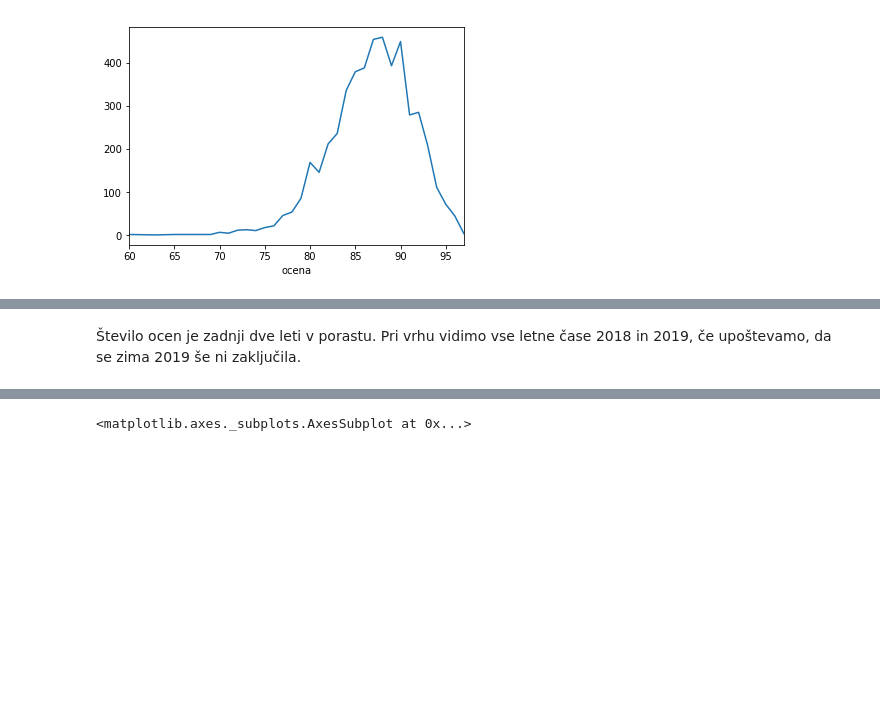
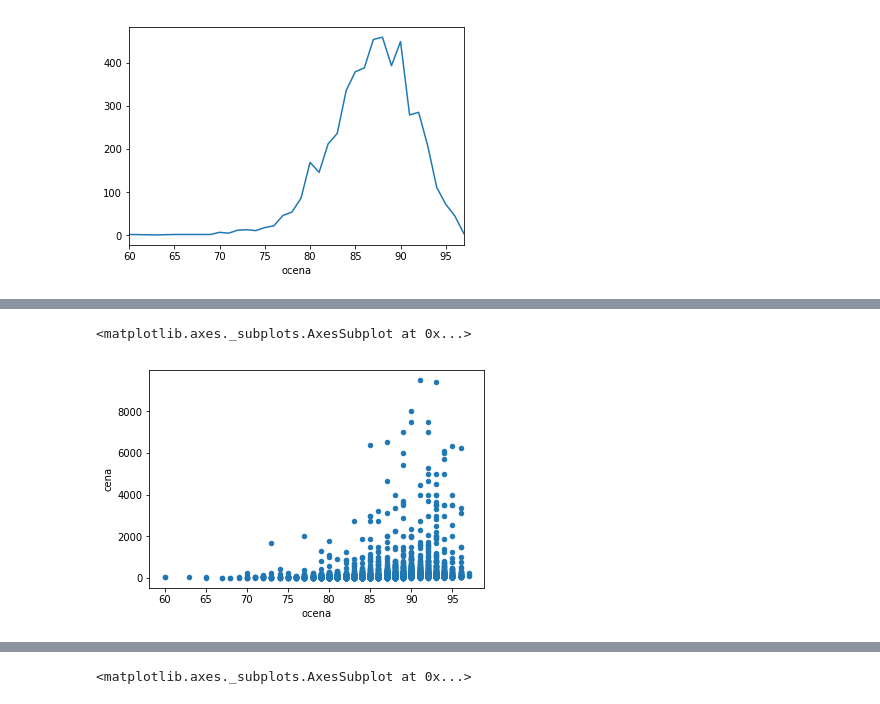
Before and after one commit to GTerglav/Viski, a Jupyter notebook: viski_analiza.ipynb, the cells around one changed output, grey strips where cells are left out. Saved outputs shown, nothing was run; the diff lists cells and outputs as text; code cells hidden in the pictures; blank space fills up the shorter version.

```diff
--- a/viski_analiza.ipynb
+++ b/viski_analiza.ipynb
@@ -144,2 +173,5 @@ Name: ime, Length: 77, dtype: int64
-# %% [markdown]
-Število ocen je zadnji dve leti v porastu. Pri vrhu vidimo vse letne čase 2018 in 2019, če upoštevamo, da se zima 2019 še ni zaključila.
+# %%
+viski[viski['cena'] < 10000].plot.scatter('ocena', 'cena')
+# %% [output]
+<matplotlib.axes._subplots.AxesSubplot at 0x...>
+[figure, added]
```
Also changed, not shown: parts of 15 cells of this notebook, 1 other file.
